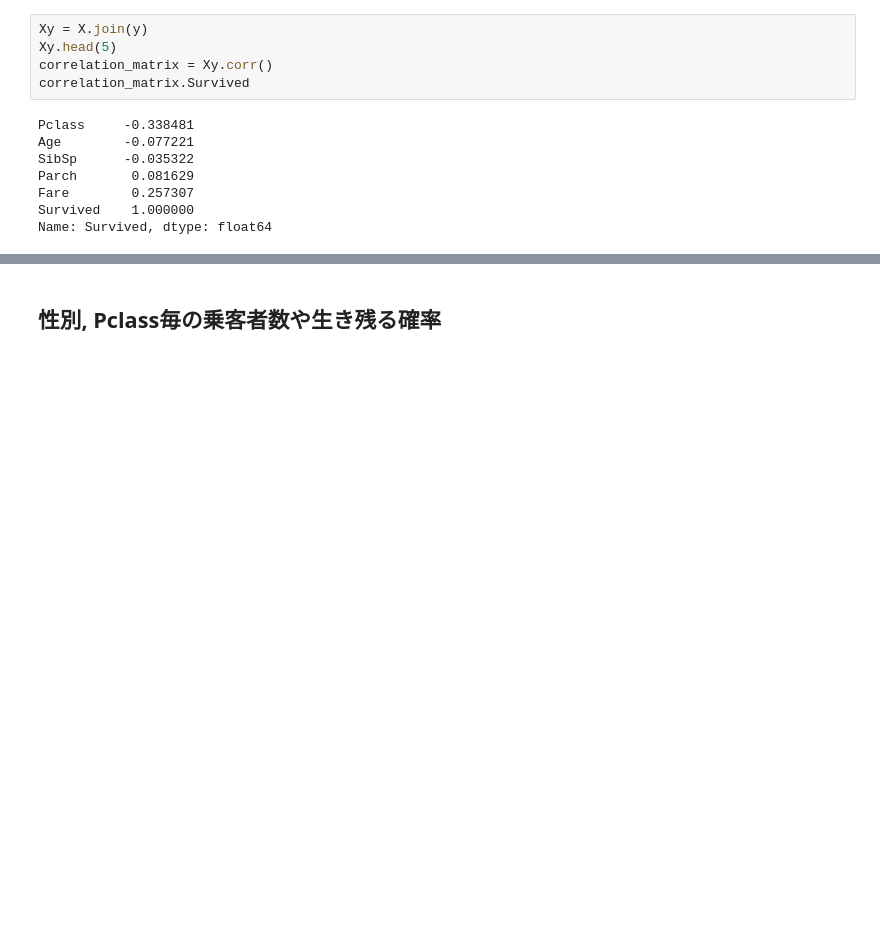
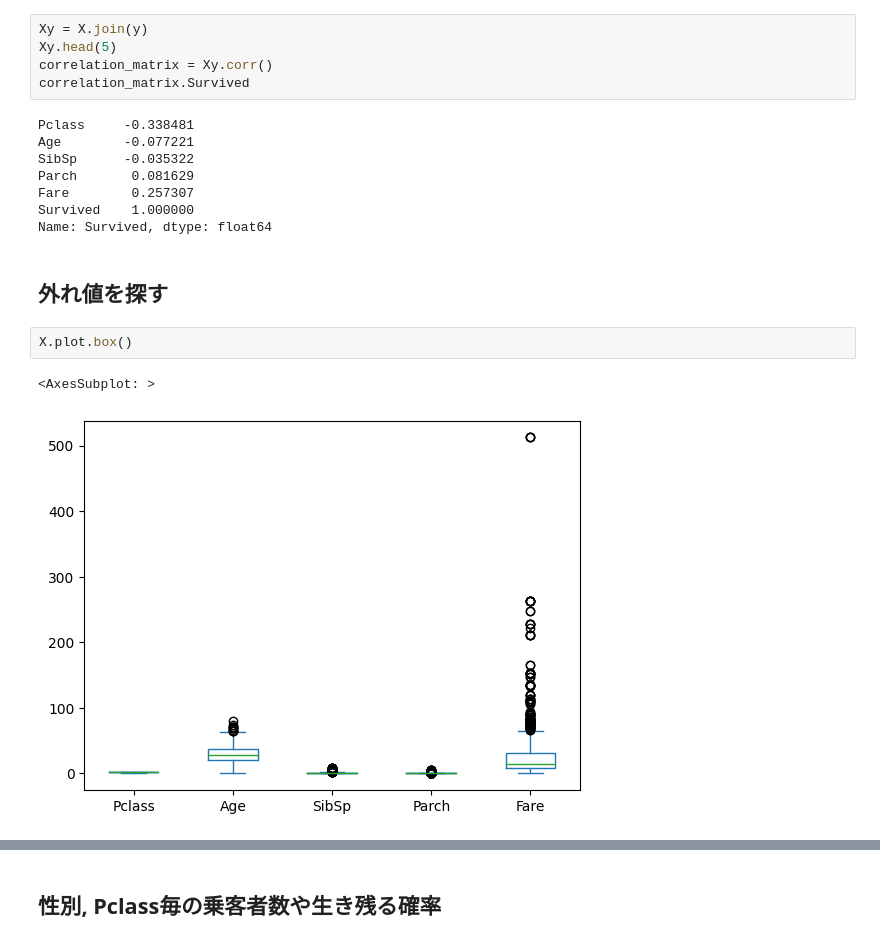
Before and after one commit to gussan-me/titanic_kaggle_practice, a Jupyter notebook: Desktop/ポートフォリオ用/titanic.ipynb, the cells around one changed output, grey strips where cells are left out. Cells and saved outputs as stored; diff of their text form; blank space fills up the shorter version.

```diff
--- a/Desktop/ポートフォリオ用/titanic.ipynb
+++ b/Desktop/ポートフォリオ用/titanic.ipynb
@@ -172,3 +191,10 @@ Parch       0.081629
 Fare        0.257307
 Survived    1.000000
 Name: Survived, dtype: float64
+# %% [markdown]
+## 外れ値を探す
+# %%
+X.plot.box()
+# %% [output]
+<AxesSubplot: >
+[figure, added]
```
Also changed, not shown: parts of 8 cells of this notebook.
